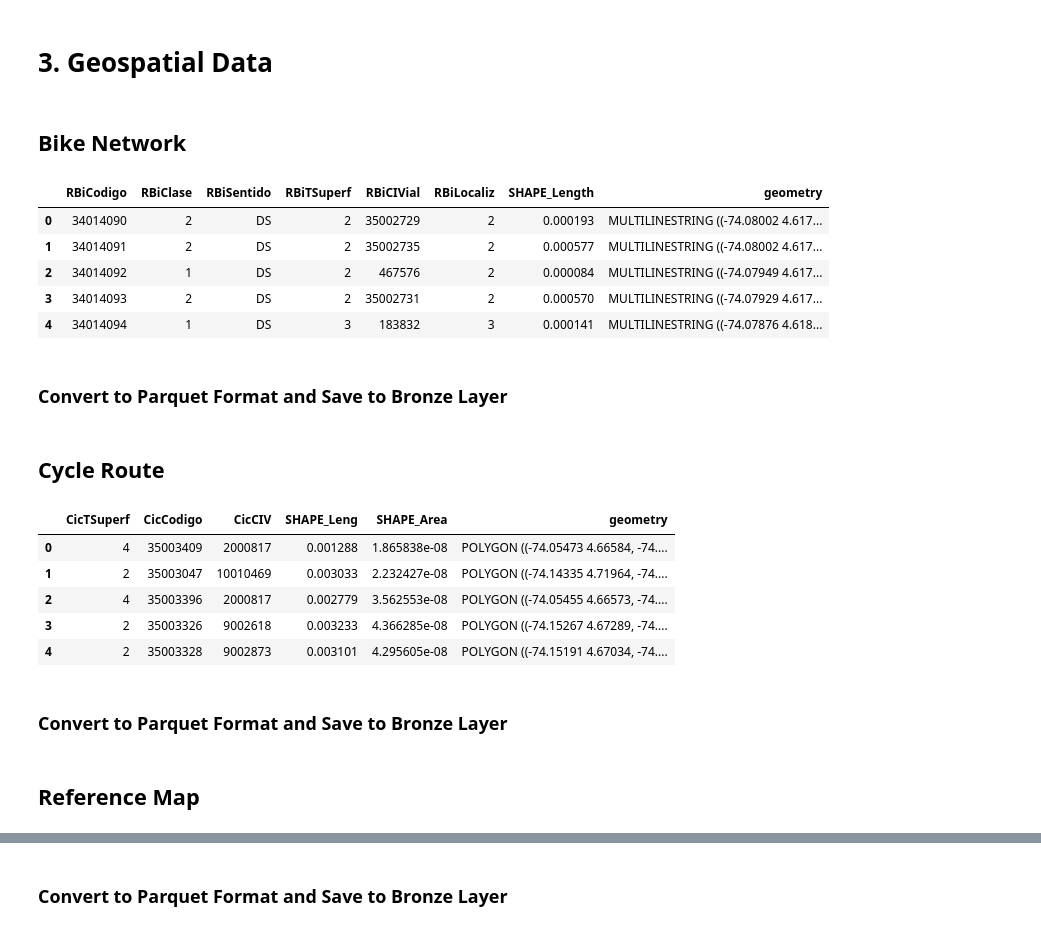
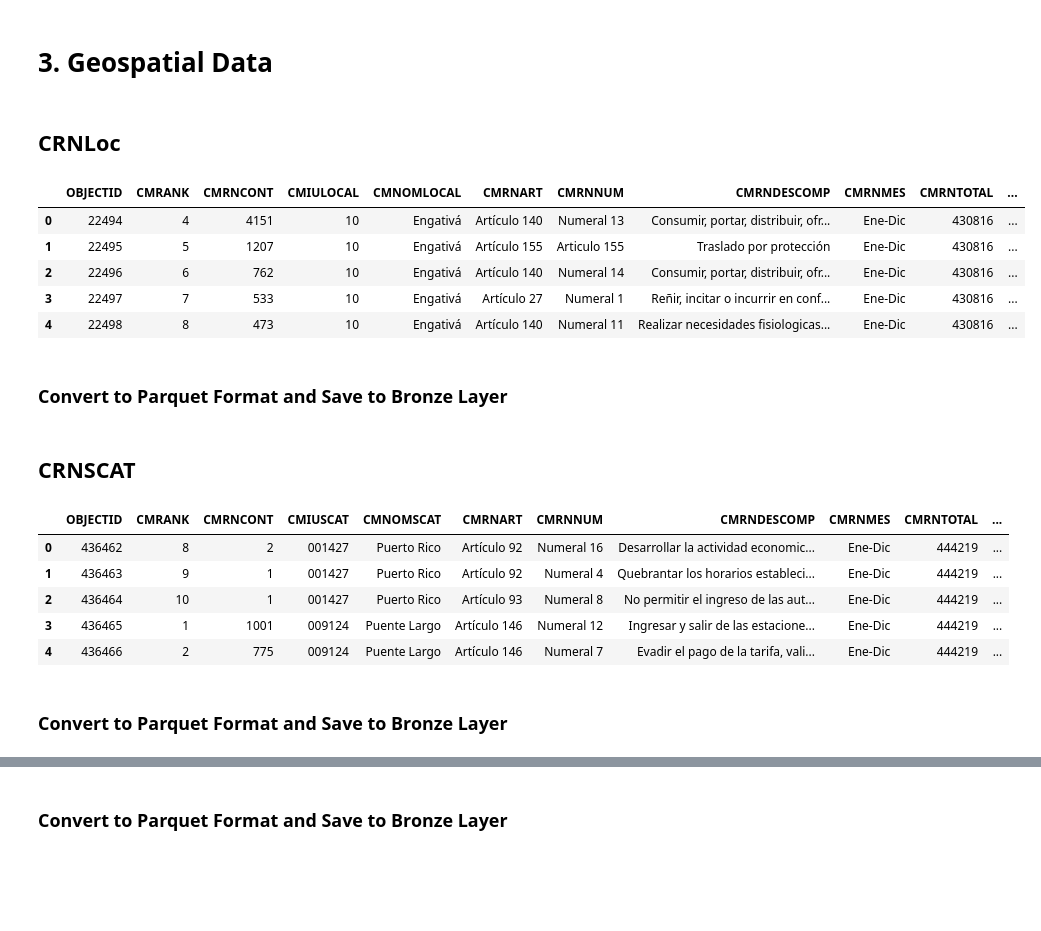
Before and after one commit to oanottage/bogota-smart-city-ai-repo, a Jupyter notebook: notebooks/data_connector.ipynb, the cells around one changed output, grey strips where cells are left out. Drawn from its saved outputs; the diff is of its cells as text; code cells hidden in the pictures; blank space fills up the shorter version.

```diff
--- a/notebooks/data_connector.ipynb
+++ b/notebooks/data_connector.ipynb
@@ -237,21 +147,21 @@ truck_departures.to_parquet(os.path.join(BASE_PATH, "data/1_Bronze/truck_departu
 # %% [markdown]
 # 3. Geospatial Data
-# %% [markdown]
-## Bike Network
+# %% [markdown]
+## CRNLoc
 # %%
 # Bike Network (GeoJSON)
-bike_network = gpd.read_file(
-    os.path.join(BASE_PATH, "data/raw/bike-network/redbiciusuario.geojson")
+geo_crnloc = gpd.read_file(
+    os.path.join(BASE_PATH, "data/raw/security-defense/CRNLoc.geojson")
 )
 # %%
-bike_network.head()
+geo_crnloc.head()
 # %% [output]
-|  | RBiCodigo | RBiClase | RBiSentido | RBiTSuperf | RBiCIVial | RBiLocaliz | SHAPE_Length | geometry |
-| 0 | 34014090 | 2 | DS | 2 | 35002729 | 2 | 0.000193 | MULTILINESTRING ((-74.08002 4.617... |
-| 1 | 34014091 | 2 | DS | 2 | 35002735 | 2 | 0.000577 | MULTILINESTRING ((-74.08002 4.617... |
-| 2 | 34014092 | 1 | DS | 2 | 467576 | 2 | 0.000084 | MULTILINESTRING ((-74.07949 4.617... |
-| 3 | 34014093 | 2 | DS | 2 | 35002731 | 2 | 0.000570 | MULTILINESTRING ((-74.07929 4.617... |
-| 4 | 34014094 | 1 | DS | 3 | 183832 | 3 | 0.000141 | MULTILINESTRING ((-74.07876 4.618... |
+|  | OBJECTID | CMRANK | CMRNCONT | CMIULOCAL | CMNOMLOCAL | CMRNART | CMRNNUM | CMRNDESCOMP | CMRNMES | CMRNTOTAL | ... |
+| 0 | 22494 | 4 | 4151 | 10 | Engativá | Artículo 140 | Numeral 13 | Consumir, portar, distribuir, ofr... | Ene-Dic | 430816 | ... |
+| 1 | 22495 | 5 | 1207 | 10 | Engativá | Artículo 155 | Articulo 155 | Traslado por protección | Ene-Dic | 430816 | ... |
+| 2 | 22496 | 6 | 762 | 10 | Engativá | Artículo 140 | Numeral 14 | Consumir, portar, distribuir, ofr... | Ene-Dic | 430816 | ... |
+| 3 | 22497 | 7 | 533 | 10 | Engativá | Artículo 27 | Numeral 1 | Reñir, incitar o incurrir en conf... | Ene-Dic | 430816 | ... |
+| 4 | 22498 | 8 | 473 | 10 | Engativá | Artículo 140 | Numeral 11 | Realizar necesidades fisiologicas... | Ene-Dic | 430816 | ... |
 # %% [markdown]
 ### Convert to Parquet Format and Save to Bronze Layer
 # %%
@@ -260,3 +170,3 @@ bike_network.to_parquet(os.path.join(BASE_PATH, "data/1_Bronze/geo_bike_network.
-# %% [markdown]
-## Cycle Route
+# %% [markdown]
+## CRNSCAT
 # %%
@@ -266,13 +176,13 @@ cycle_route = gpd.read_file(
 )
 # %%
-cycle_route.head()
+geo_crnscat.head()
 # %% [output]
-|  | CicTSuperf | CicCodigo | CicCIV | SHAPE_Leng | SHAPE_Area | geometry |
-| 0 | 4 | 35003409 | 2000817 | 0.001288 | 1.865838e-08 | POLYGON ((-74.05473 4.66584, -74.... |
-| 1 | 2 | 35003047 | 10010469 | 0.003033 | 2.232427e-08 | POLYGON ((-74.14335 4.71964, -74.... |
-| 2 | 4 | 35003396 | 2000817 | 0.002779 | 3.562553e-08 | POLYGON ((-74.05455 4.66573, -74.... |
-| 3 | 2 | 35003326 | 9002618 | 0.003233 | 4.366285e-08 | POLYGON ((-74.15267 4.67289, -74.... |
-| 4 | 2 | 35003328 | 9002873 | 0.003101 | 4.295605e-08 | POLYGON ((-74.15191 4.67034, -74.... |
+|  | OBJECTID | CMRANK | CMRNCONT | CMIUSCAT | CMNOMSCAT | CMRNART | CMRNNUM | CMRNDESCOMP | CMRNMES | CMRNTOTAL | ... |
+| 0 | 436462 | 8 | 2 | 001427 | Puerto Rico | Artículo 92 | Numeral 16 | Desarrollar la actividad economic... | Ene-Dic | 444219 | ... |
+| 1 | 436463 | 9 | 1 | 001427 | Puerto Rico | Artículo 92 | Numeral 4 | Quebrantar los horarios estableci... | Ene-Dic | 444219 | ... |
+| 2 | 436464 | 10 | 1 | 001427 | Puerto Rico | Artículo 93 | Numeral 8 | No permitir el ingreso de las aut... | Ene-Dic | 444219 | ... |
+| 3 | 436465 | 1 | 1001 | 009124 | Puente Largo | Artículo 146 | Numeral 12 | Ingresar y salir de las estacione... | Ene-Dic | 444219 | ... |
+| 4 | 436466 | 2 | 775 | 009124 | Puente Largo | Artículo 146 | Numeral 7 | Evadir el pago de la tarifa, vali... | Ene-Dic | 444219 | ... |
 # %% [markdown]
 ### Convert to Parquet Format and Save to Bronze Layer
 # %%
@@ -281,2 +190,0 @@ cycle_route.to_parquet(os.path.join(BASE_PATH, "data/1_Bronze/geo_cycle_route.pa
-# %% [markdown]
-## Reference Map
```
Also changed, not shown: parts of 59 cells of this notebook, 3 other files.
